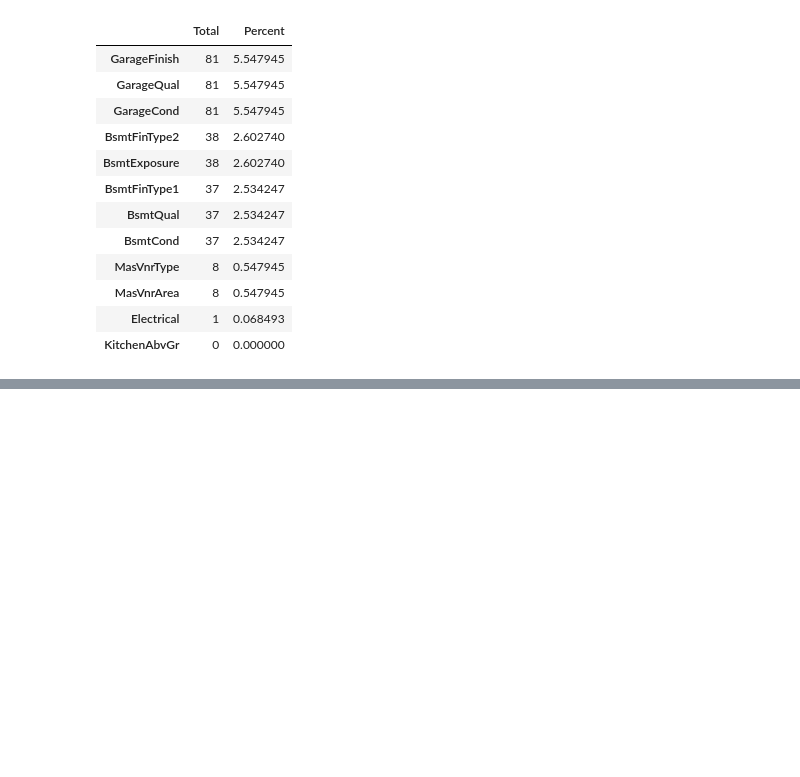
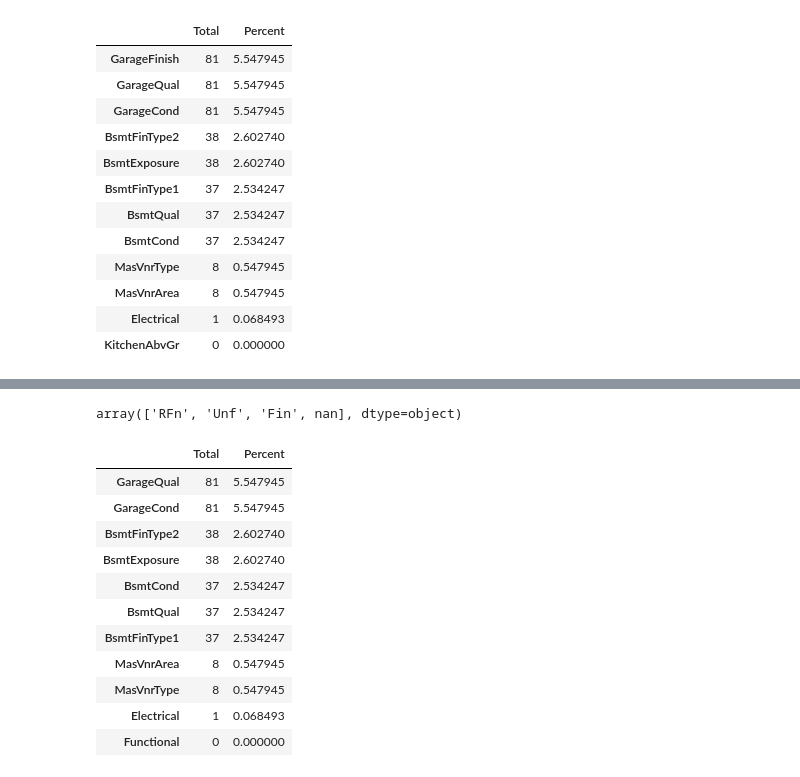
Before and after one commit to naseemap47/predictHousePrices-MachineLearning-python, a Jupyter notebook: jupyter_notebook.ipynb, the cells around one changed output, grey strips where cells are left out. Drawn from its saved outputs; the diff is of its cells as text; code cells hidden in the pictures; blank space fills up the shorter version.

Commit message:
data cleaning completed - train data

```diff
--- a/jupyter_notebook.ipynb
+++ b/jupyter_notebook.ipynb
@@ -187,0 +193,20 @@ missing_values(data, 12)
+# %%
+data.GarageFinish.unique()
+# %% [output]
+array(['RFn', 'Unf', 'Fin', nan], dtype=object)
+# %%
+data.GarageFinish = data.GarageFinish.fillna('No Garage')
+missing_values(data, 11)
+# %% [output]
+|  | Total | Percent |
+| GarageQual | 81 | 5.547945 |
+| GarageCond | 81 | 5.547945 |
+| BsmtFinType2 | 38 | 2.602740 |
+| BsmtExposure | 38 | 2.602740 |
+| BsmtCond | 37 | 2.534247 |
+| BsmtQual | 37 | 2.534247 |
+| BsmtFinType1 | 37 | 2.534247 |
+| MasVnrArea | 8 | 0.547945 |
+| MasVnrType | 8 | 0.547945 |
+| Electrical | 1 | 0.068493 |
+| Functional | 0 | 0.000000 |
```
Also changed, not shown: parts of 22 cells of this notebook.
